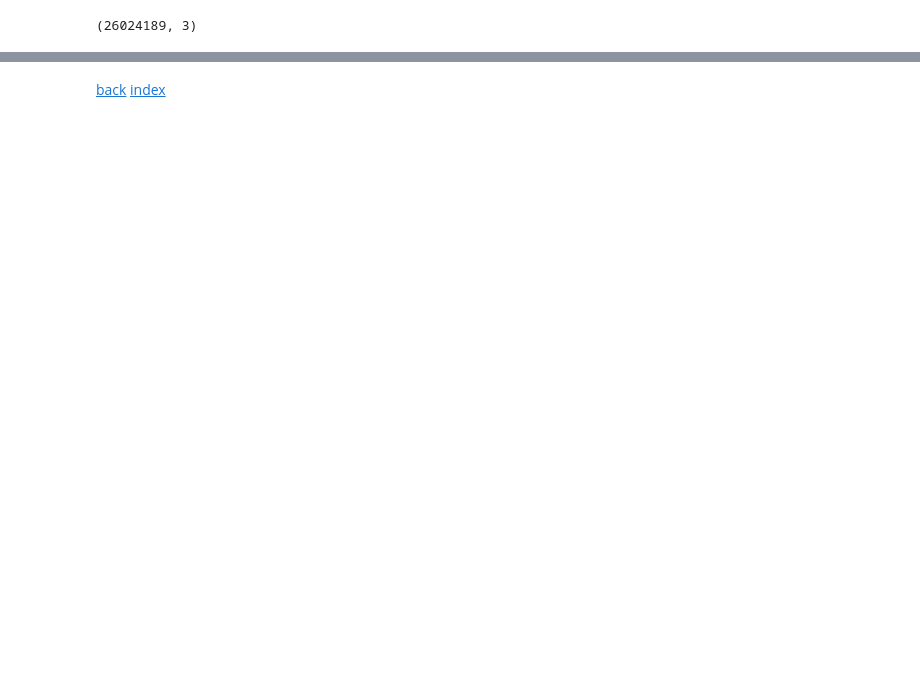
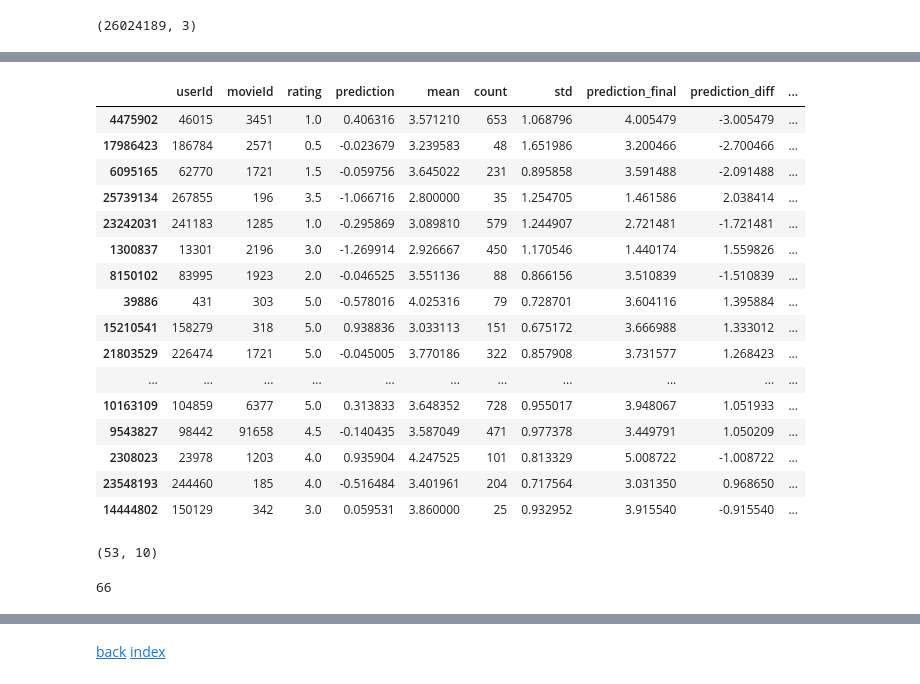
Before and after one commit to andbog/FilmExplore, a Jupyter notebook: part5.ipynb, the cells around one changed output, grey strips where cells are left out. Saved outputs shown, nothing was run; the diff lists cells and outputs as text; code cells hidden in the pictures; blank space fills up the shorter version.

```diff
--- a/part5.ipynb
+++ b/part5.ipynb
@@ -111,0 +191,29 @@ xx
+# %%
+org100_pred['prediction_diff2'] = org100_pred['prediction_diff']*org100_pred['prediction_diff']
+org100_pred.sort_values(by=['prediction_diff2'],ascending=False).head(20)
+# %% [output]
+|  | userId | movieId | rating | prediction | mean | count | std | prediction_final | prediction_diff | ... |
+| 4475902 | 46015 | 3451 | 1.0 | 0.406316 | 3.571210 | 653 | 1.068796 | 4.005479 | -3.005479 | ... |
+| 17986423 | 186784 | 2571 | 0.5 | -0.023679 | 3.239583 | 48 | 1.651986 | 3.200466 | -2.700466 | ... |
+| 6095165 | 62770 | 1721 | 1.5 | -0.059756 | 3.645022 | 231 | 0.895858 | 3.591488 | -2.091488 | ... |
+| 25739134 | 267855 | 196 | 3.5 | -1.066716 | 2.800000 | 35 | 1.254705 | 1.461586 | 2.038414 | ... |
+| 23242031 | 241183 | 1285 | 1.0 | -0.295869 | 3.089810 | 579 | 1.244907 | 2.721481 | -1.721481 | ... |
+| 1300837 | 13301 | 2196 | 3.0 | -1.269914 | 2.926667 | 450 | 1.170546 | 1.440174 | 1.559826 | ... |
+| 8150102 | 83995 | 1923 | 2.0 | -0.046525 | 3.551136 | 88 | 0.866156 | 3.510839 | -1.510839 | ... |
+| 39886 | 431 | 303 | 5.0 | -0.578016 | 4.025316 | 79 | 0.728701 | 3.604116 | 1.395884 | ... |
+| 15210541 | 158279 | 318 | 5.0 | 0.938836 | 3.033113 | 151 | 0.675172 | 3.666988 | 1.333012 | ... |
+| 21803529 | 226474 | 1721 | 5.0 | -0.045005 | 3.770186 | 322 | 0.857908 | 3.731577 | 1.268423 | ... |
+| ... | ... | ... | ... | ... | ... | ... | ... | ... | ... | ... |
+| 10163109 | 104859 | 6377 | 5.0 | 0.313833 | 3.648352 | 728 | 0.955017 | 3.948067 | 1.051933 | ... |
+| 9543827 | 98442 | 91658 | 4.5 | -0.140435 | 3.587049 | 471 | 0.977378 | 3.449791 | 1.050209 | ... |
+| 2308023 | 23978 | 1203 | 4.0 | 0.935904 | 4.247525 | 101 | 0.813329 | 5.008722 | -1.008722 | ... |
+| 23548193 | 244460 | 185 | 4.0 | -0.516484 | 3.401961 | 204 | 0.717564 | 3.031350 | 0.968650 | ... |
+| 14444802 | 150129 | 342 | 3.0 | 0.059531 | 3.860000 | 25 | 0.932952 | 3.915540 | -0.915540 | ... |
+# %%
+org100_pred[org100_pred['prediction_diff2']<=.25].shape
+# %% [output]
+(53, 10)
+# %%
+sum((org100_pred['rating']-3.5)*(org100_pred['rating']-3.5)<=0.25)
+# %% [output]
+66
```
Also changed, not shown: parts of 20 cells of this notebook.
